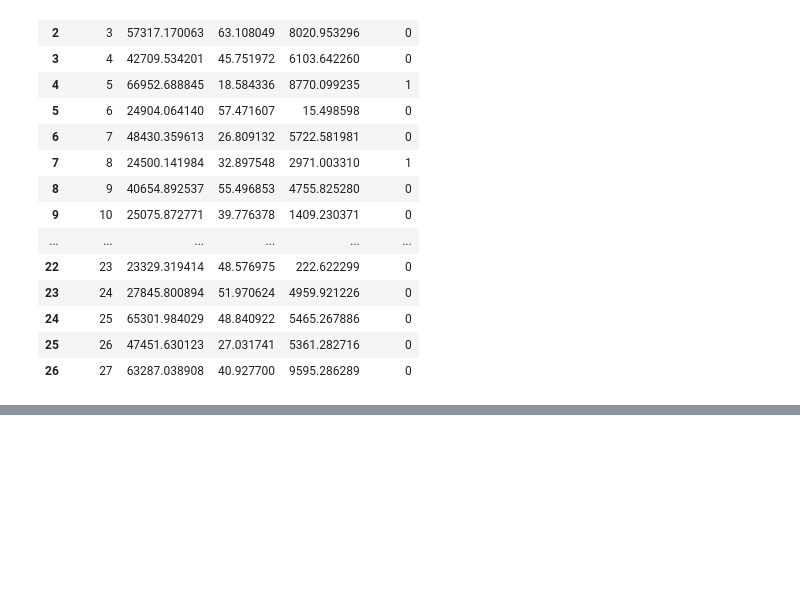
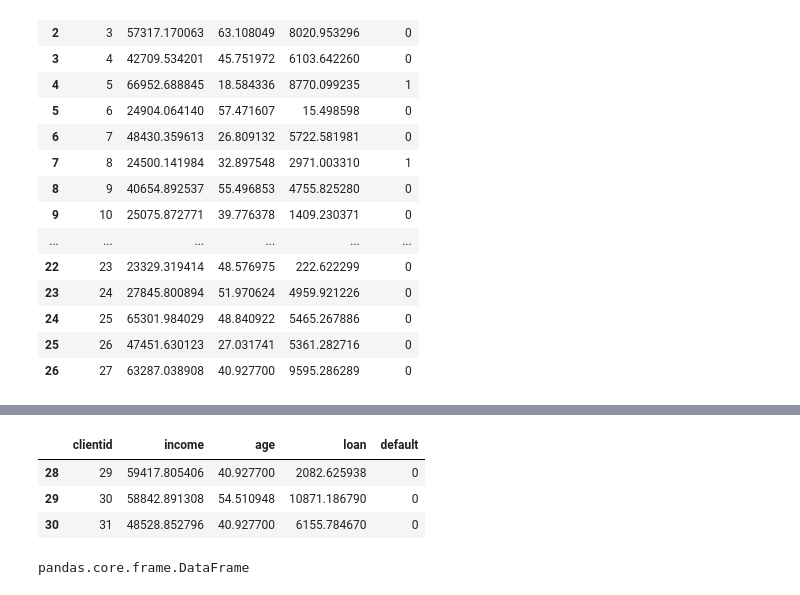
Before and after one commit to SirimarcoUERJ/MachineLearning, a Jupyter notebook: credit_risk.ipynb, the cells around one changed output, grey strips where cells are left out. Drawn from its saved outputs; the diff is of its cells as text; code cells hidden in the pictures; blank space fills up the shorter version.

```diff
--- a/credit_risk.ipynb
+++ b/credit_risk.ipynb
@@ -221,0 +239,2 @@ base_credit.head(27)
+# %%
+base_credit['age'].fillna(base_credit["age"].mean(), inplace=True)
@@ -221,0 +252,11 @@ base_credit.head(27)
+# %%
+base_credit.loc[base_credit["clientid"].isin([29,30,31])]
+# %% [output]
+|  | clientid | income | age | loan | default |
+| 28 | 29 | 59417.805406 | 40.927700 | 2082.625938 | 0 |
+| 29 | 30 | 58842.891308 | 54.510948 | 10871.186790 | 0 |
+| 30 | 31 | 48528.852796 | 40.927700 | 6155.784670 | 0 |
+# %%
+type(base_credit)
+# %% [output]
+pandas.core.frame.DataFrame
```
Also changed, not shown: parts of 26 cells of this notebook.
